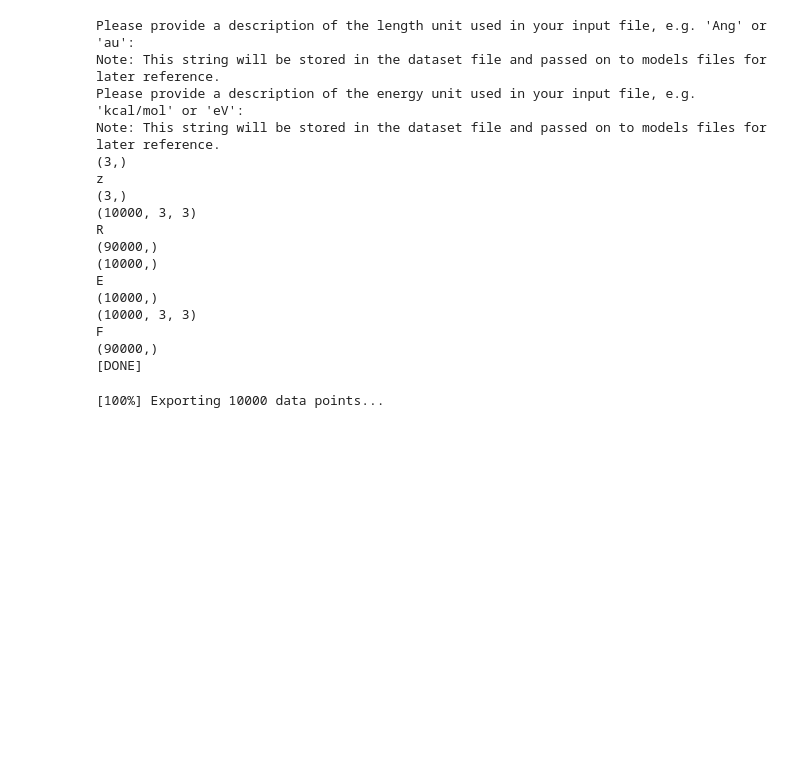
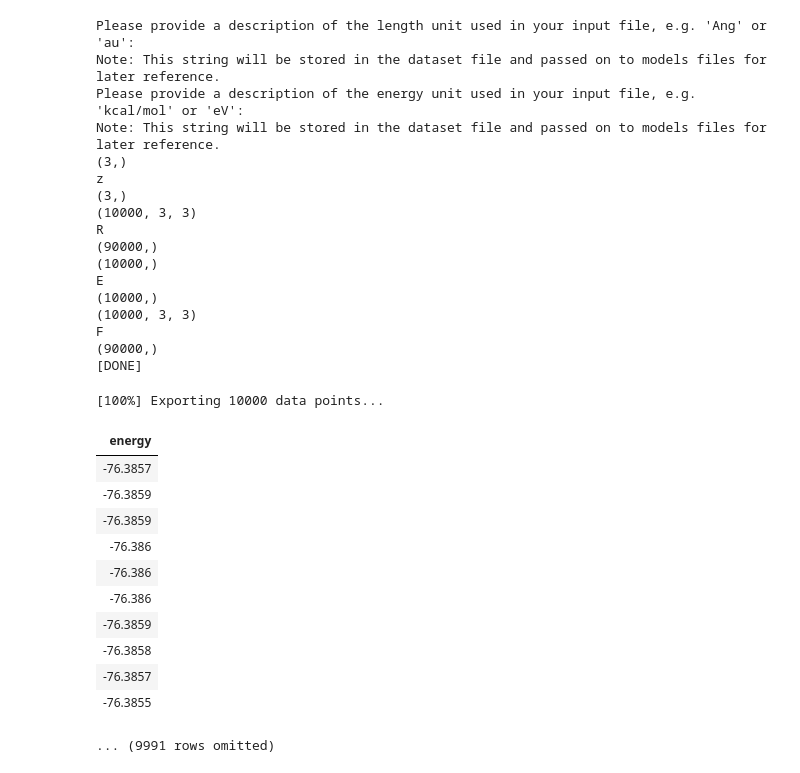
Before and after one commit to laserchemist/MD_MLPES, a Jupyter notebook: code/Read_QC_AIMD_SCRATCH.ipynb, the cells around one changed output. Saved outputs shown, nothing was run; the diff lists cells and outputs as text; code cells hidden in the pictures; blank space fills up the shorter version.

```diff
--- a/code/Read_QC_AIMD_SCRATCH.ipynb
+++ b/code/Read_QC_AIMD_SCRATCH.ipynb
@@ -227,0 +342,15 @@ print()
+# %%
+edata
+# %% [output]
+| energy |
+| -76.3857 |
+| -76.3859 |
+| -76.3859 |
+| -76.386 |
+| -76.386 |
+| -76.386 |
+| -76.3859 |
+| -76.3858 |
+| -76.3857 |
+| -76.3855 |
+... (9991 rows omitted)
```
Also changed, not shown: parts of 16 cells of this notebook, 2 other files.
